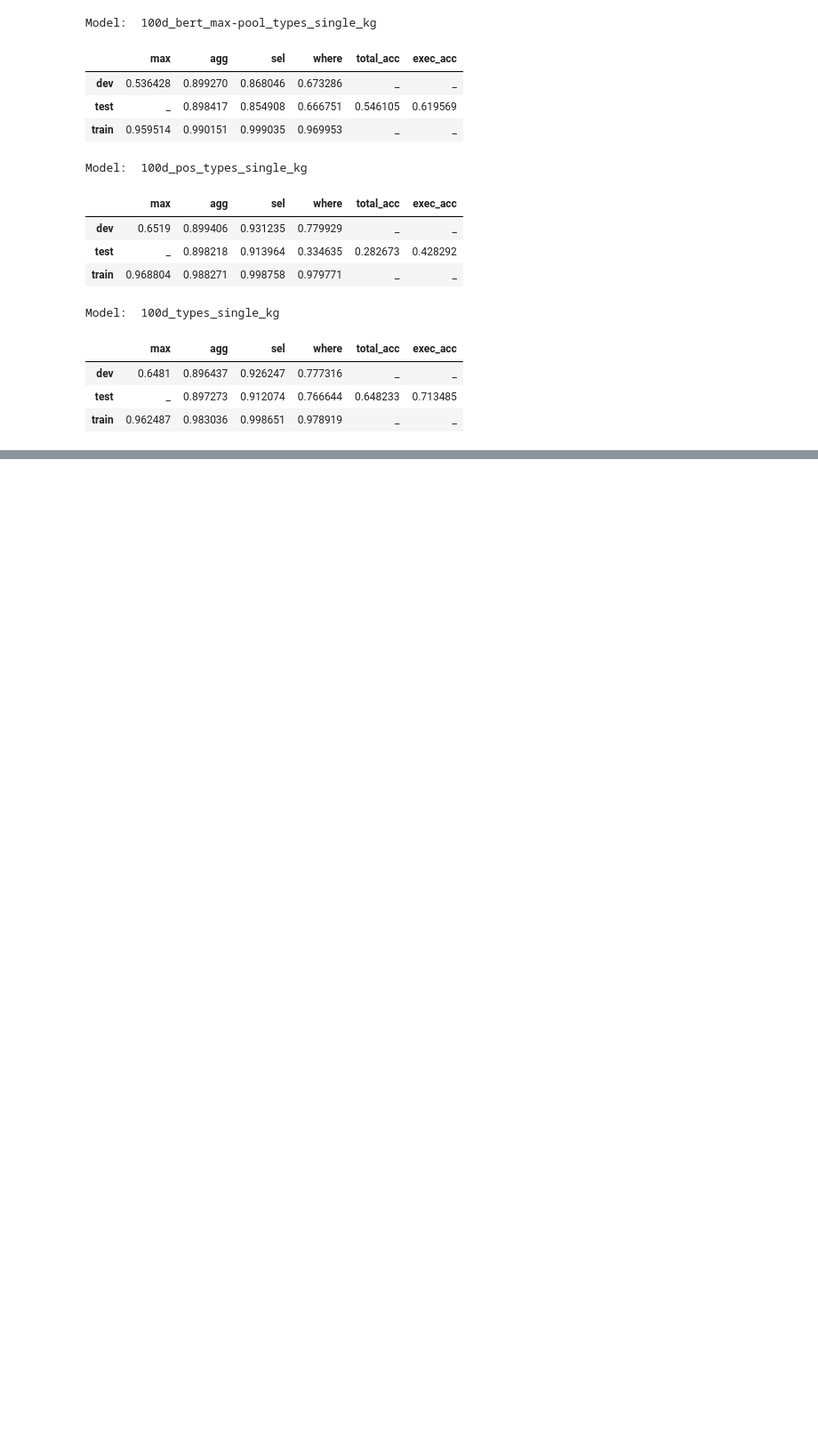
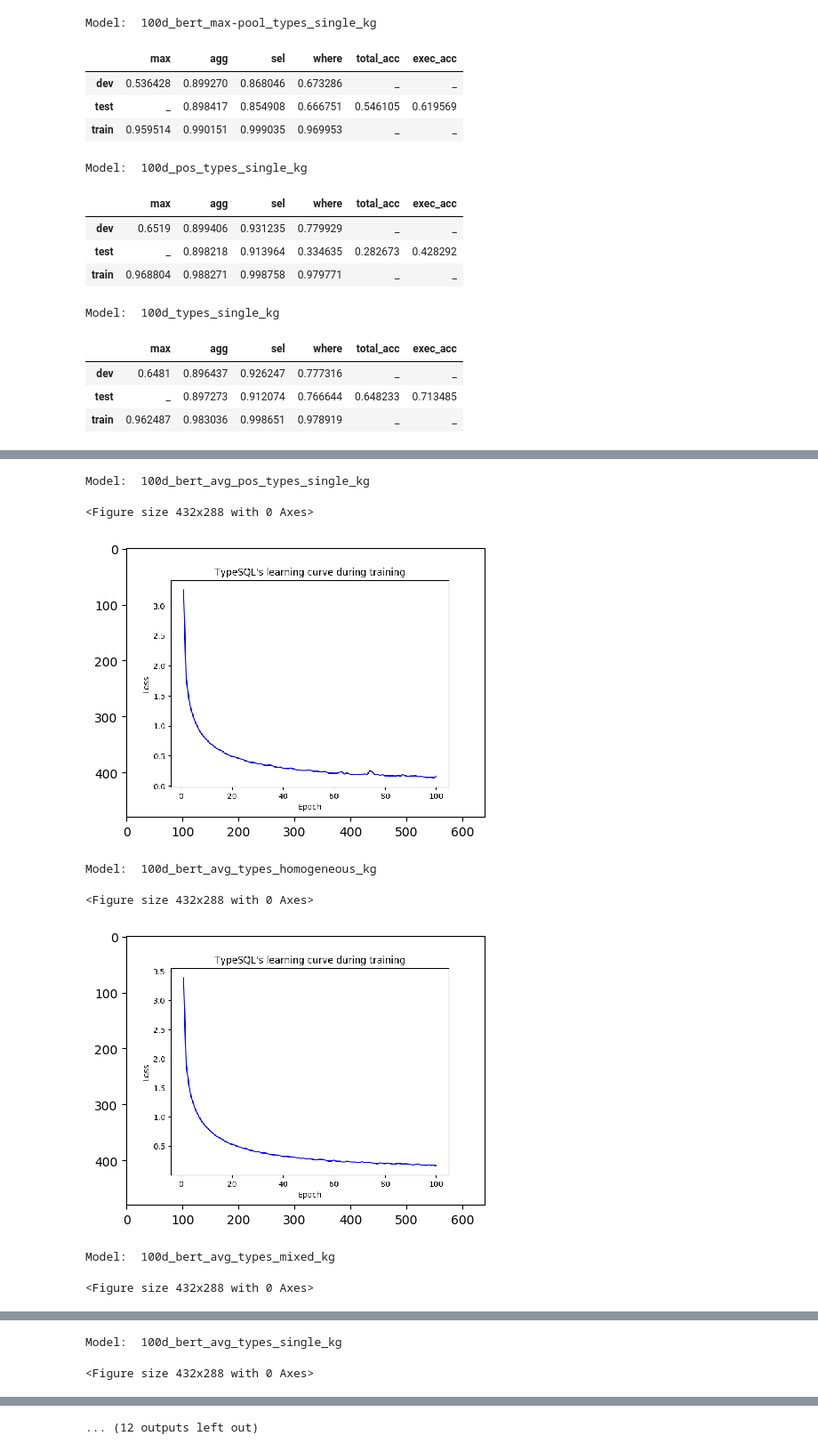
Before and after one commit to LukasMut/TypeSQL-plus-BERT, a Jupyter notebook: results.ipynb, the cells around one changed output, grey strips where cells are left out. Shown: that part at 89% size. Saved outputs shown, nothing was run; the diff lists cells and outputs as text; code cells hidden in the pictures; blank space fills up the shorter version.

Commit message:
Added comments and results for ensemble models

```diff
--- a/results.ipynb
+++ b/results.ipynb
@@ -122,3 +129,12 @@ Model:  100d_bert_max-pool_pos_types_single_kg
 # %%
-#for i in range(len(filenames)):
-#    show_plots('loss', i)
+for i in range(len(filenames)):
+    show_plots('loss', i)
+# %% [output]
+Model:  100d_bert_avg_pos_types_single_kg
+<Figure size 432x288 with 0 Axes>
+[figure, added]
+Model:  100d_bert_avg_types_homogeneous_kg
+<Figure size 432x288 with 0 Axes>
+[figure, added]
+Model:  100d_bert_avg_types_mixed_kg
+<Figure size 432x288 with 0 Axes>
@@ -124,0 +142,2 @@ Model:  100d_bert_max-pool_pos_types_single_kg
+Model:  100d_bert_avg_types_single_kg
+<Figure size 432x288 with 0 Axes>
@@ -124,0 +145 @@ Model:  100d_bert_max-pool_pos_types_single_kg
+... (12 outputs left out)
```
Also changed, not shown: parts of 4 cells of this notebook.
